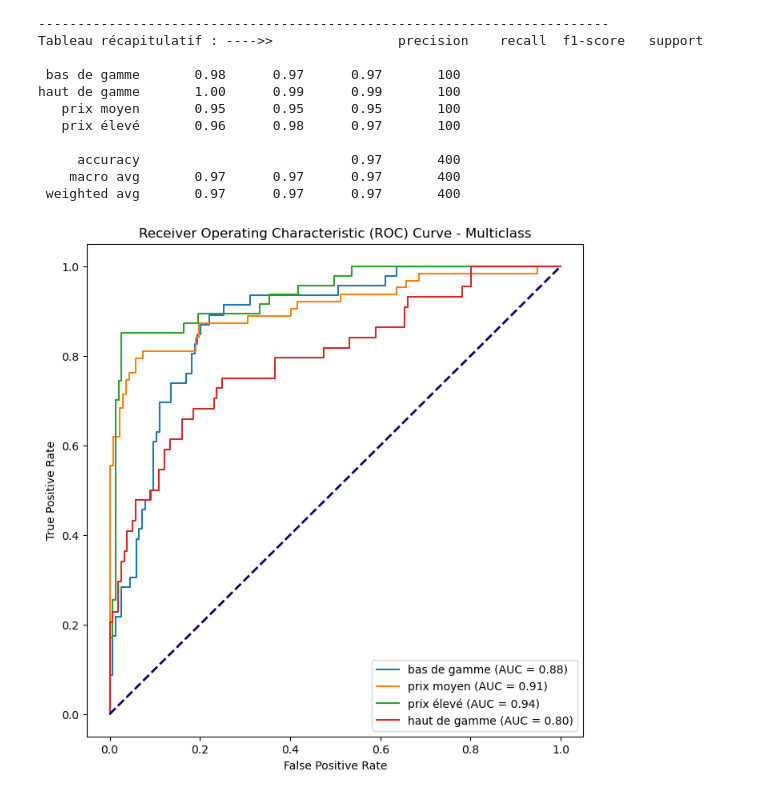
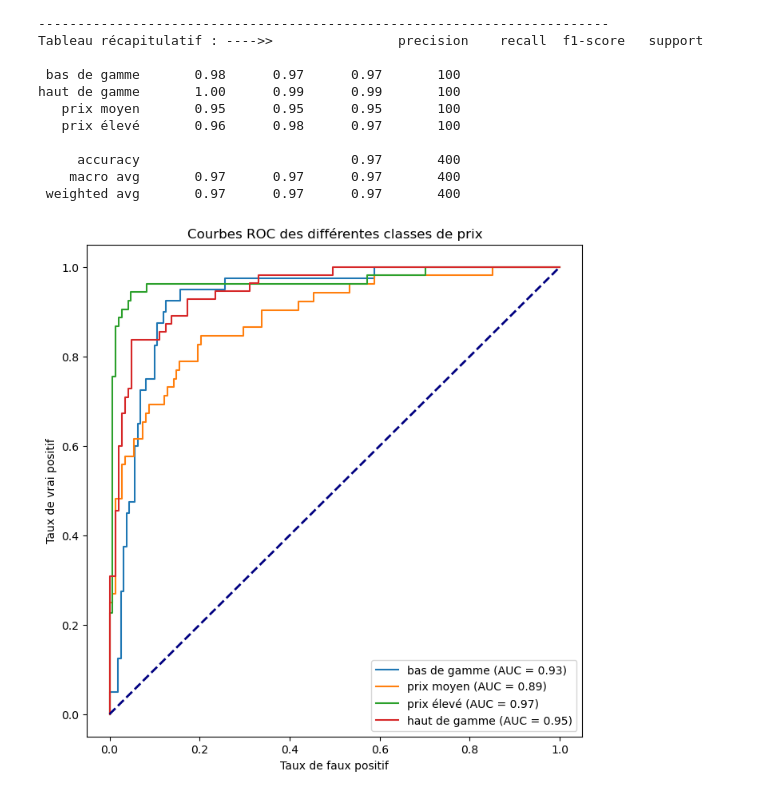
Before and after one commit to kiljou/Projet_MLOPS, a Jupyter notebook: MLOps_projet.ipynb, the cells around one changed output. Saved outputs shown, nothing was run; the diff lists cells and outputs as text; code cells hidden in the pictures.

```diff
--- a/MLOps_projet.ipynb
+++ b/MLOps_projet.ipynb
@@ -140,41 +141,45 @@ haut de gamme       1.00      0.99      0.99       100
 # Création de la courbe de ROC
 
 # Générer des données de démonstration
-X, y = make_classification(n_samples=1000, n_classes=4, n_clusters_per_class=1, random_state=42)
+X, y = make_classification(n_samples=1000, n_classes=4, n_clusters_per_class=1, random_state=0)
 
-# Binariser les étiquettes
+# Binariser les étiquettes (dummies)
 y_bin = label_binarize(y, classes=[0, 1, 2, 3])
 
 # Diviser les données en ensemble d'entraînement et ensemble de test
-X_train, X_test, y_train, y_test = train_test_split(X, y_bin, test_size=0.2, random_state=42)
+X_train, X_test, y_train, y_test = train_test_split(X, y_bin, test_size=0.2, random_state=0)
 
 # Utiliser OneVsRestClassifier avec un classificateur binaire (par exemple, Logistic Regression)
 classifier = OneVsRestClassifier(LogisticRegression())
+
+# On applique le scaler à nos échantillons
+X_train = scaler.fit_transform(X_train)
+X_test = scaler.transform(X_test)
 
 # Ajuster le modèle
 classifier.fit(X_train, y_train)
 
 # Obtenir les scores des probabilités
 y_score = classifier.predict_proba(X_test)
 
 # Calculer les courbes ROC et les aires sous la courbe pour chaque classe
 fpr = dict()
 tpr = dict()
 roc_auc = dict()
 for i in range(4):  # 4 classes dans cet exemple
     fpr[i], tpr[i], _ = roc_curve(y_test[:, i], y_score[:, i])
     roc_auc[i] = auc(fpr[i], tpr[i])
 
 # Tracer les courbes ROC
 plt.figure(figsize=(8, 8))
 for i in range(4):
     plt.plot(fpr[i], tpr[i], label=f'{nouveaux_noms_modalites[i]} (AUC = {roc_auc[i]:.2f})')
 
 plt.plot([0, 1], [0, 1], color='navy', lw=2, linestyle='--')
-plt.xlabel('False Positive Rate')
-plt.ylabel('True Positive Rate')
-plt.title('Receiver Operating Characteristic (ROC) Curve - Multiclass')
+plt.xlabel('Taux de faux positif')
+plt.ylabel('Taux de vrai positif')
+plt.title('Courbes ROC des différentes classes de prix')
 plt.legend(loc='lower right')
 plt.show()
 # %% [output]
-[figure, old version]
+[figure, new version]
```
Also changed, not shown: parts of 4 cells of this notebook.
